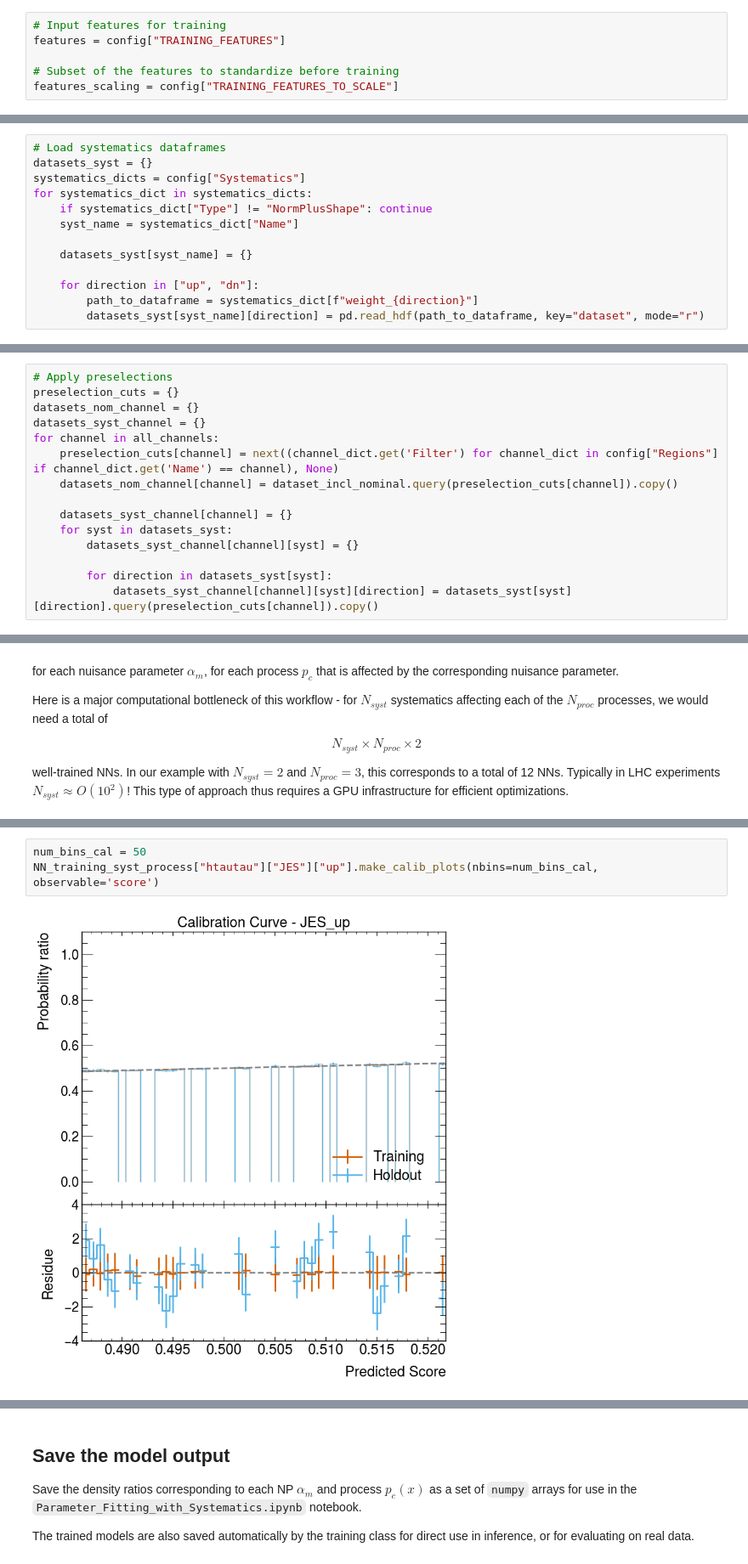
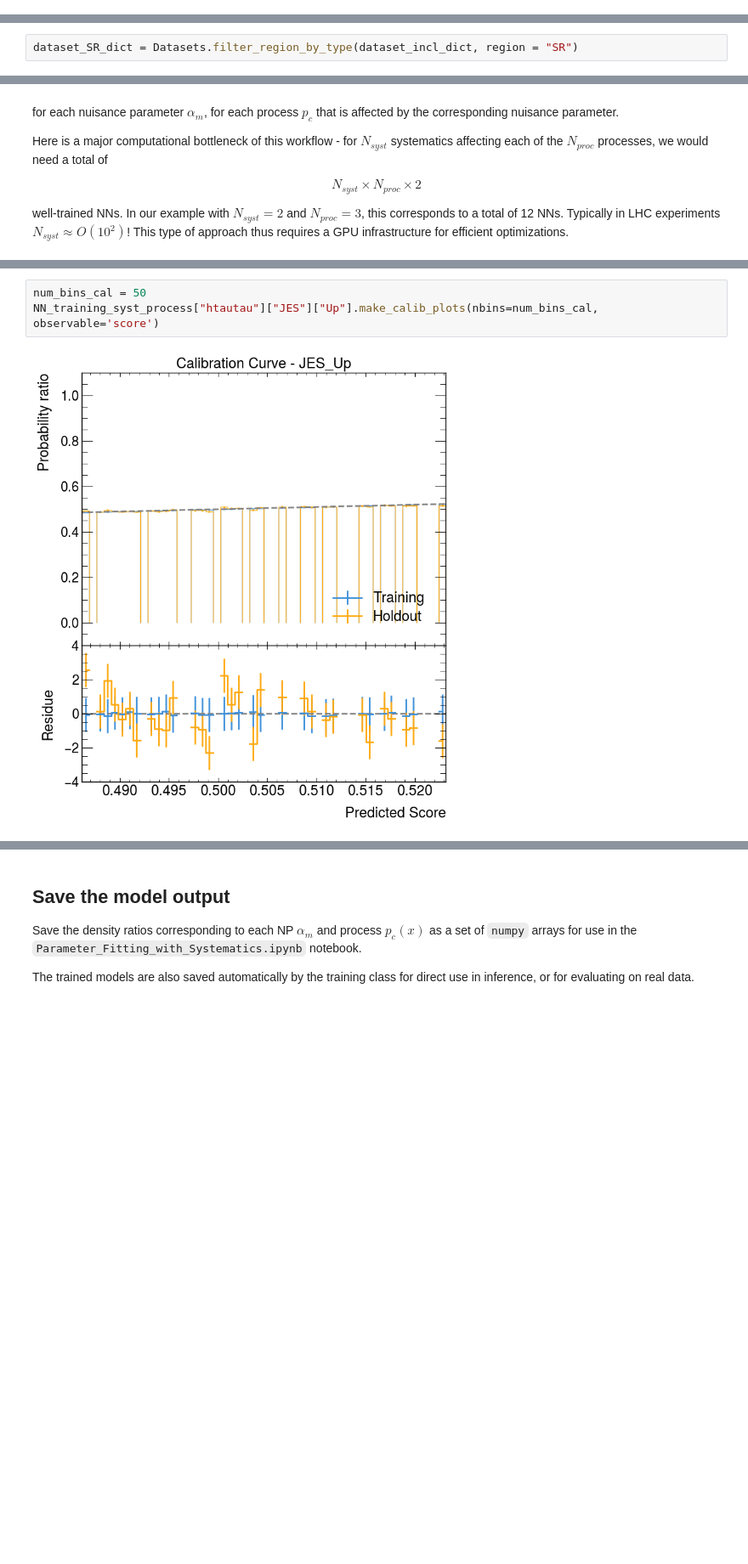
Before and after one commit to CrossGo14/NSBI-workflow-tutorial, a Jupyter notebook: FAIR_universe_Higgs_tautau/Systematic_Uncertainty_Estimation.ipynb, the cells around one changed output, grey strips where cells are left out. Shown at 85% size. Drawn from its saved outputs; the diff is of its cells as text; blank space fills up the shorter version.

Commit message:
Systematic training notebook updated, bugs fixed

```diff
--- a/FAIR_universe_Higgs_tautau/Systematic_Uncertainty_Estimation.ipynb
+++ b/FAIR_universe_Higgs_tautau/Systematic_Uncertainty_Estimation.ipynb
@@ -93,6 +85,0 @@ print(BACKGROUND_PROCESSES)
-# %%
-# Input features for training
-features = config["TRAINING_FEATURES"]
-
-# Subset of the features to standardize before training
-features_scaling = config["TRAINING_FEATURES_TO_SCALE"]
@@ -103,13 +85,0 @@ dataset_incl_nominal = pd.read_hdf(path_to_nominal_dataframe, key="dataset", mod
-# %%
-# Load systematics dataframes
-datasets_syst = {}
-systematics_dicts = config["Systematics"]
-for systematics_dict in systematics_dicts:
-    if systematics_dict["Type"] != "NormPlusShape": continue
-    syst_name = systematics_dict["Name"]
-
-    datasets_syst[syst_name] = {}
-
-    for direction in ["up", "dn"]:
-        path_to_dataframe = systematics_dict[f"weight_{direction}"]
-        datasets_syst[syst_name][direction] = pd.read_hdf(path_to_dataframe, key="dataset", mode="r")
@@ -127,15 +85,0 @@ print(all_channels)
-# %%
-# Apply preselections
-preselection_cuts = {}
-datasets_nom_channel = {}
-datasets_syst_channel = {}
-for channel in all_channels:
-    preselection_cuts[channel] = next((channel_dict.get('Filter') for channel_dict in config["Regions"] if channel_dict.get('Name') == channel), None)
-    datasets_nom_channel[channel] = dataset_incl_nominal.query(preselection_cuts[channel]).copy()
-
-    datasets_syst_channel[channel] = {}
-    for syst in datasets_syst:
-        datasets_syst_channel[channel][syst] = {}
-
-        for direction in datasets_syst[syst]:
-            datasets_syst_channel[channel][syst][direction] = datasets_syst[syst][direction].query(preselection_cuts[channel]).copy()
@@ -151,3 +86,5 @@ dict_keys(['TES', 'JES'])
+# %%
+dataset_SR_dict = Datasets.filter_region_by_type(dataset_incl_dict, region = "SR")
 # %% [markdown]
 Density ratio training
 ===
@@ -321,8 +296,8 @@ The sum of PDFs using the whole ensemble is 1.0000657872749117
 # %%
 num_bins_cal = 50
-NN_training_syst_process["htautau"]["JES"]["up"].make_calib_plots(nbins=num_bins_cal, observable='score')
+NN_training_syst_process["htautau"]["JES"]["Up"].make_calib_plots(nbins=num_bins_cal, observable='score')
 # %% [output]
-[figure, old version]
+[figure, new version]
 <Figure size 800x600 with 0 Axes>
 # %%
 num_bins_cal = 50
```
Also changed, not shown: parts of 19 cells of this notebook, 8 other files.
